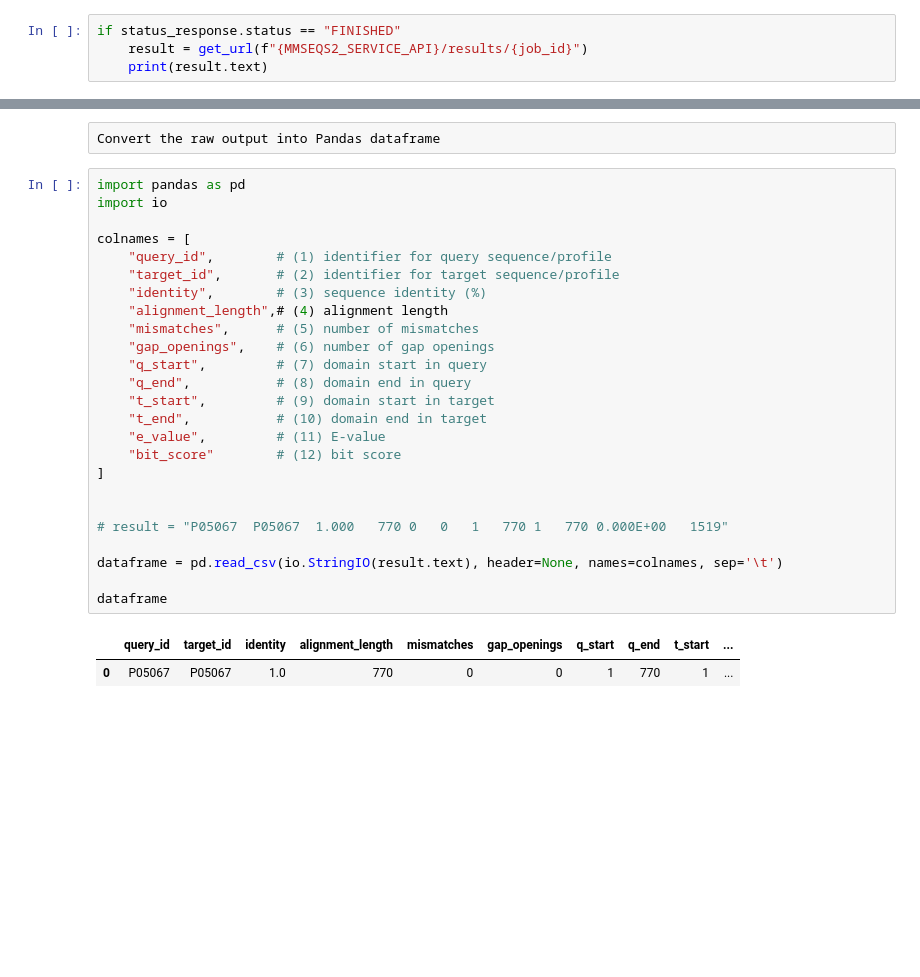
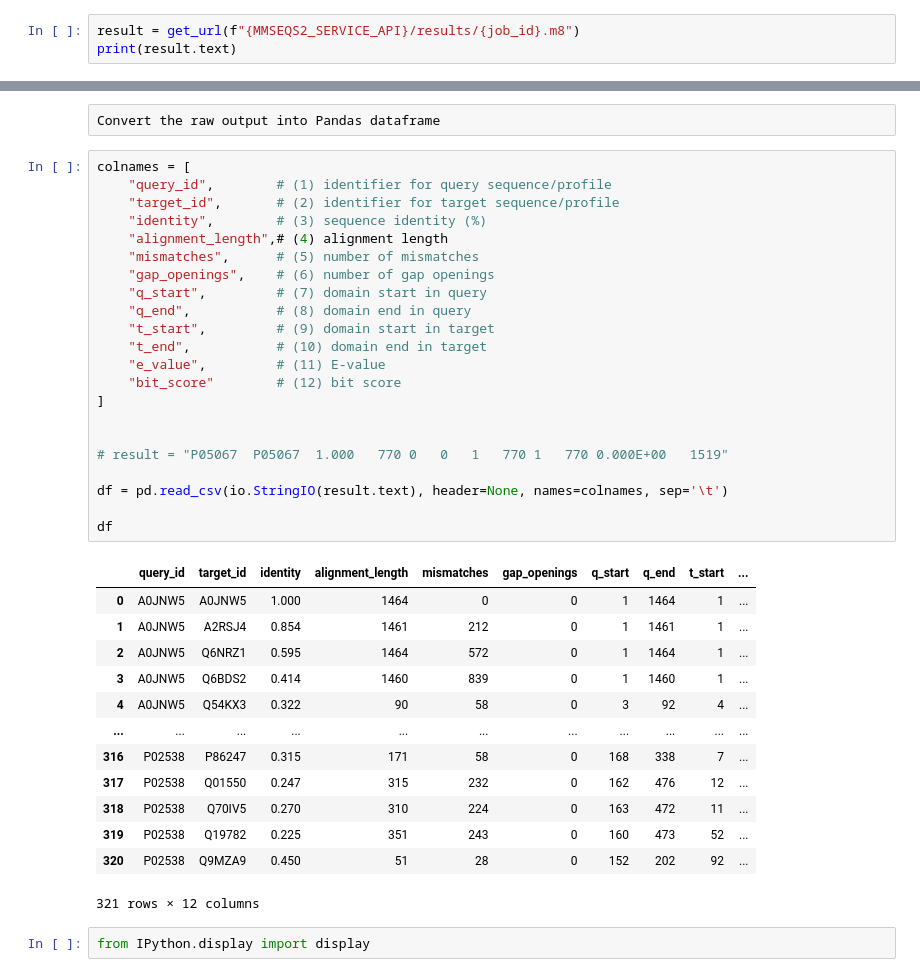
Before and after one commit to ebi-uniprot/mmseqs2-search-service, a Jupyter notebook: mmseqs2_demo.ipynb, the cells around one changed output, grey strips where cells are left out. Cells and saved outputs as stored; diff of their text form; blank space fills up the shorter version.

```diff
--- a/mmseqs2_demo.ipynb
+++ b/mmseqs2_demo.ipynb
@@ -60,6 +78,5 @@ print(status_response.status)
 # %% [raw]
 Print the raw output
 # %%
-if status_response.status == "FINISHED"
-    result = get_url(f"{MMSEQS2_SERVICE_API}/results/{job_id}")
-    print(result.text)
+result = get_url(f"{MMSEQS2_SERVICE_API}/results/{job_id}.m8")
+print(result.text)
@@ -66,30 +101,40 @@ if status_response.status == "FINISHED"
 # %% [raw]
 Convert the raw output into Pandas dataframe
 # %%
-import pandas as pd
-import io
-
 colnames = [
     "query_id",        # (1) identifier for query sequence/profile
     "target_id",       # (2) identifier for target sequence/profile
     "identity",        # (3) sequence identity (%)
     "alignment_length",# (4) alignment length
     "mismatches",      # (5) number of mismatches
     "gap_openings",    # (6) number of gap openings
     "q_start",         # (7) domain start in query
     "q_end",           # (8) domain end in query
     "t_start",         # (9) domain start in target
     "t_end",           # (10) domain end in target
     "e_value",         # (11) E-value
     "bit_score"        # (12) bit score
 ]
 
 
 # result = "P05067	P05067	1.000	770	0	0	1	770	1	770	0.000E+00	1519"
 
-dataframe = pd.read_csv(io.StringIO(result.text), header=None, names=colnames, sep='\t')
+df = pd.read_csv(io.StringIO(result.text), header=None, names=colnames, sep='\t')
 
-dataframe
+df
 # %% [output]
 |  | query_id | target_id | identity | alignment_length | mismatches | gap_openings | q_start | q_end | t_start | ... |
-| 0 | P05067 | P05067 | 1.0 | 770 | 0 | 0 | 1 | 770 | 1 | ... |
+| 0 | A0JNW5 | A0JNW5 | 1.000 | 1464 | 0 | 0 | 1 | 1464 | 1 | ... |
+| 1 | A0JNW5 | A2RSJ4 | 0.854 | 1461 | 212 | 0 | 1 | 1461 | 1 | ... |
+| 2 | A0JNW5 | Q6NRZ1 | 0.595 | 1464 | 572 | 0 | 1 | 1464 | 1 | ... |
+| 3 | A0JNW5 | Q6BDS2 | 0.414 | 1460 | 839 | 0 | 1 | 1460 | 1 | ... |
+| 4 | A0JNW5 | Q54KX3 | 0.322 | 90 | 58 | 0 | 3 | 92 | 4 | ... |
+| ... | ... | ... | ... | ... | ... | ... | ... | ... | ... | ... |
+| 316 | P02538 | P86247 | 0.315 | 171 | 58 | 0 | 168 | 338 | 7 | ... |
+| 317 | P02538 | Q01550 | 0.247 | 315 | 232 | 0 | 162 | 476 | 12 | ... |
+| 318 | P02538 | Q70IV5 | 0.270 | 310 | 224 | 0 | 163 | 472 | 11 | ... |
+| 319 | P02538 | Q19782 | 0.225 | 351 | 243 | 0 | 160 | 473 | 52 | ... |
+| 320 | P02538 | Q9MZA9 | 0.450 | 51 | 28 | 0 | 152 | 202 | 92 | ... |
+321 rows × 12 columns
+# %%
+from IPython.display import display
```
Also changed, not shown: parts of 12 cells of this notebook.
